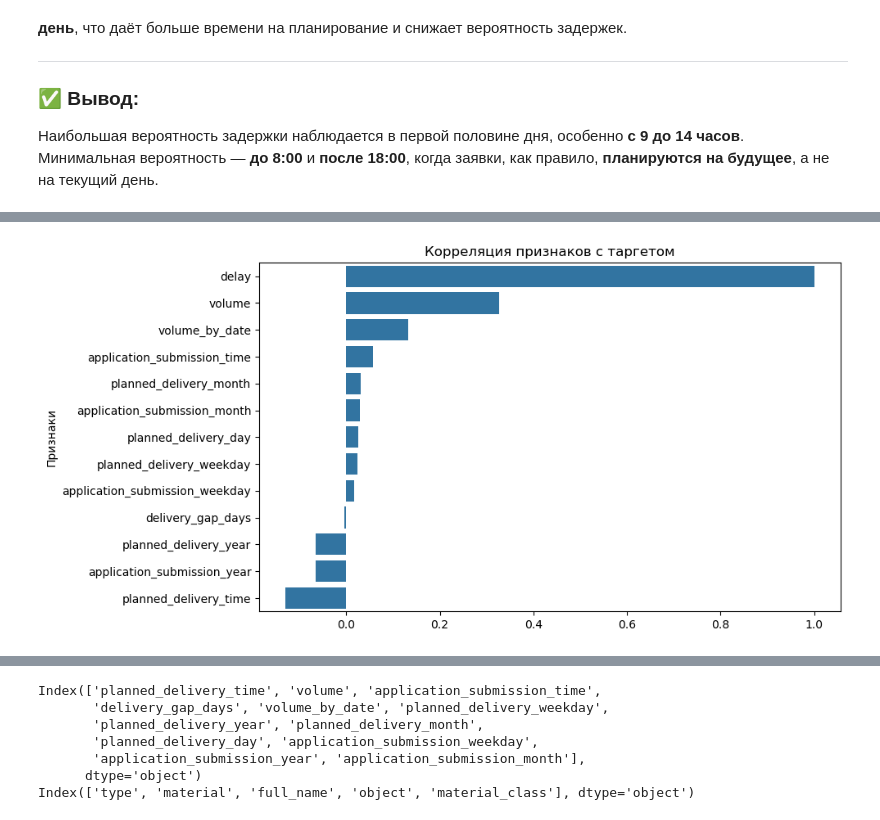
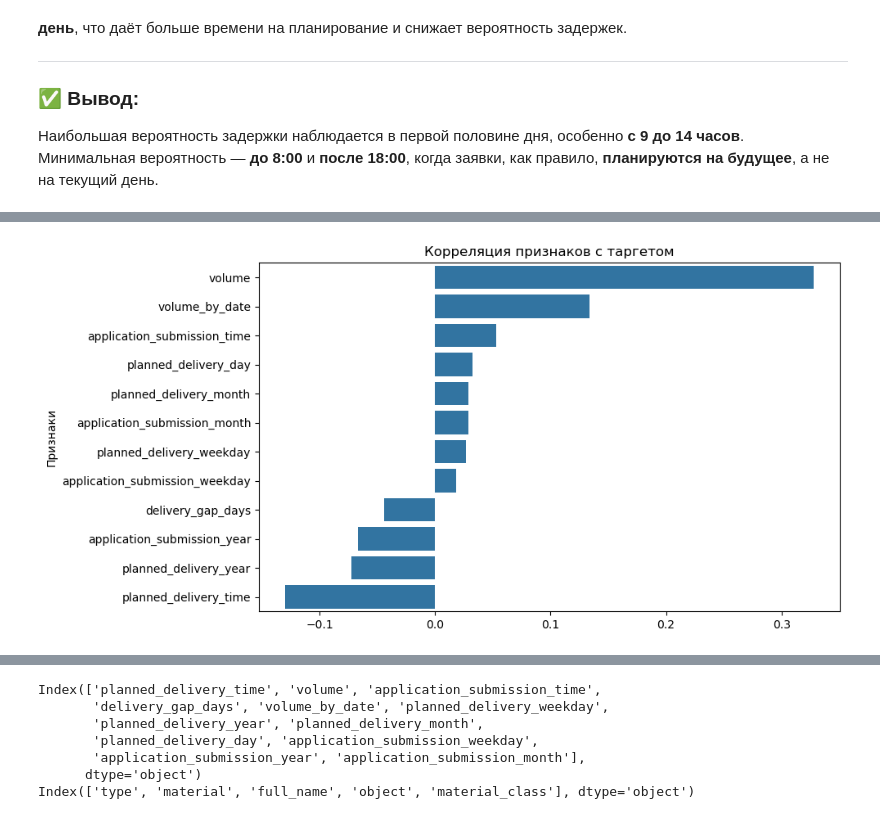
Before and after one commit to Andrefan1406/ds_projects, a Jupyter notebook: concrete_delays/ConcreteDelayPredictor.ipynb, the cells around one changed output, grey strips where cells are left out. Drawn from its saved outputs; the diff is of its cells as text; code cells hidden in the pictures.

```diff
--- a/concrete_delays/ConcreteDelayPredictor.ipynb
+++ b/concrete_delays/ConcreteDelayPredictor.ipynb
@@ -798,0 +779,3 @@ royal b
+# %%
+type_objects = list(df_since_june2024['type'].value_counts().head().reset_index()['type'])
+type_objects
@@ -798,0 +788,3 @@ royal b
+# %%
+df_since_june2024['type'] = df_since_june2024['type'].apply(lambda x: x if x in type_objects else 'другой')
+print(df_since_june2024['type'].value_counts().to_string())
@@ -798,0 +799,3 @@ royal b
+# %%
+material_class = list(df_since_june2024['material_class'].value_counts().head(10).reset_index()['material_class'])
+material_class
@@ -798,0 +813,3 @@ royal b
+# %%
+df_since_june2024['material_class'] = df_since_june2024['material_class'].apply(lambda x: x if x in material_class else 'другой')
+print(df_since_june2024['material_class'].value_counts().to_string())
@@ -1132,11 +1169,11 @@ plt.show()
 # %%
-correlation_with_target = df_ready.corr(numeric_only=True)['delay'].sort_values(ascending=False)
+correlation_with_target = df_ready.corr(numeric_only=True)['delay'].sort_values(ascending=False).drop('delay')
 
 plt.figure(figsize=(10, 5))
 sns.barplot(x=correlation_with_target.values, y=correlation_with_target.index)
 plt.title('Корреляция признаков с таргетом')
 plt.ylabel('Признаки')
 plt.tight_layout()
 plt.show()
 # %% [output]
-[figure, old version]
+[figure, new version]
```
Also changed, not shown: parts of 54 cells of this notebook.
